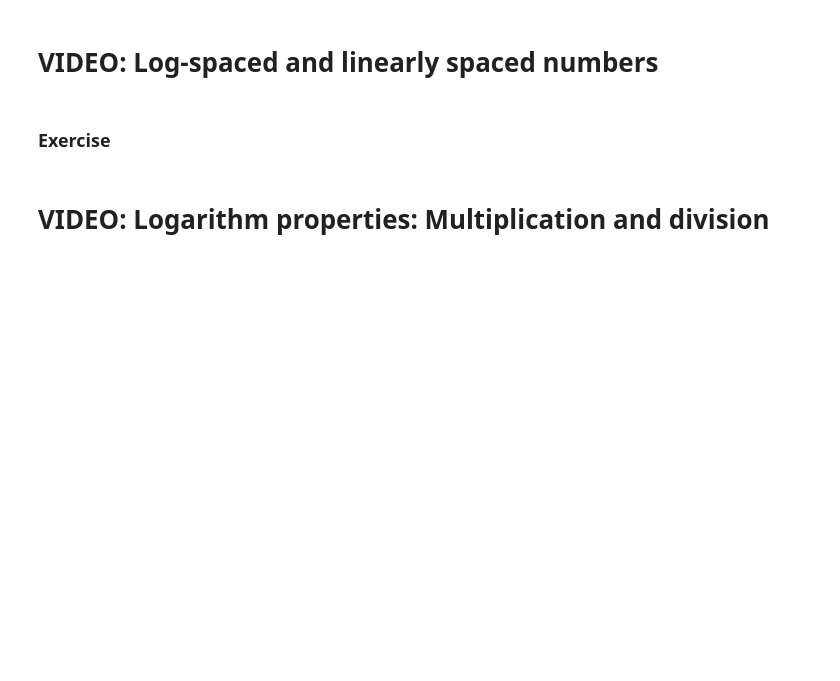
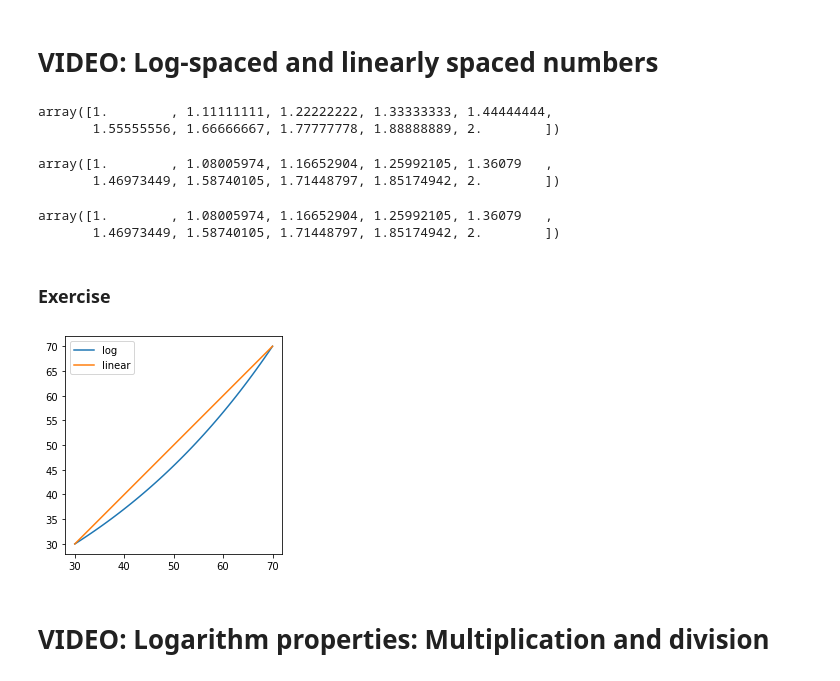
Before and after one commit to adel-nouar/Math_with_Python, a Jupyter notebook: Section07_pymath_algebra2.ipynb, the cells around one changed output. Drawn from its saved outputs; the diff is of its cells as text; code cells hidden in the pictures; blank space fills up the shorter version.

Commit message:
sec7: linspace and logspace

```diff
--- a/Section07_pymath_algebra2.ipynb
+++ b/Section07_pymath_algebra2.ipynb
@@ -768,5 +771,41 @@ plt.show()
+# %%
+np.linspace(1, 2, 10)
+# %% [output]
+array([1.        , 1.11111111, 1.22222222, 1.33333333, 1.44444444,
+       1.55555556, 1.66666667, 1.77777778, 1.88888889, 2.        ])
+# %%
+np.logspace(np.log10(1), np.log10(2), 10)
+# %% [output]
+array([1.        , 1.08005974, 1.16652904, 1.25992105, 1.36079   ,
+       1.46973449, 1.58740105, 1.71448797, 1.85174942, 2.        ])
+# %%
+a = np.log10(1)
+b = np.log10(2)
+np.logspace(a, b, 10)
+# %% [output]
+array([1.        , 1.08005974, 1.16652904, 1.25992105, 1.36079   ,
+       1.46973449, 1.58740105, 1.71448797, 1.85174942, 2.        ])
 # %% [markdown]
 ### Exercise
+# %%
+# show that at small scales, lin and log are close.
+# this is why local linear approximations to nonlinear functions are so useful
+
+a = 30
+b = 70
+n = 50
+
+lo = np.logspace(np.log10(a),np.log10(b),n)
+li = np.linspace(a,b,n)
+
+plt.plot(li,lo,label='log')
+plt.plot(li,li,label='linear')
+
+plt.legend()
+plt.axis('square')
+plt.show()
+# %% [output]
+[figure, added]
 # %% [markdown]
 # VIDEO: Logarithm properties: Multiplication and division
 # %% [markdown]
```
Also changed, not shown: parts of 1 cell of this notebook.
